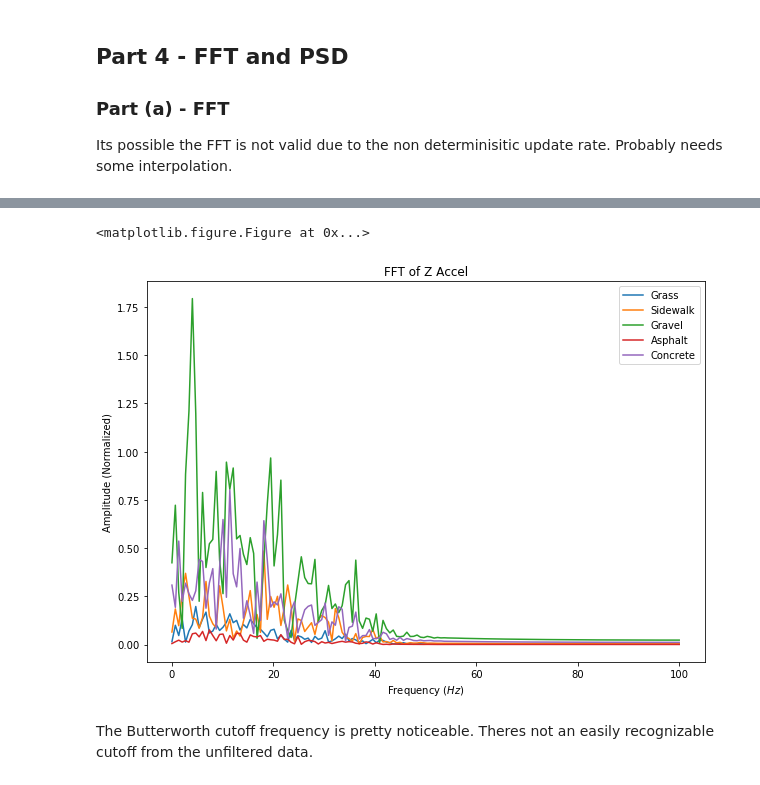
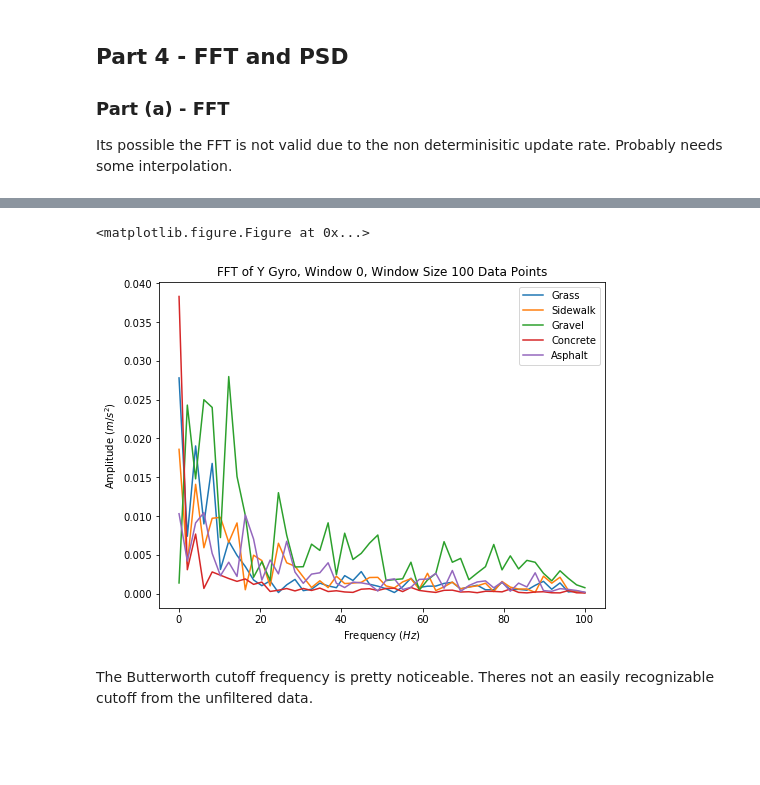
Before and after one commit to KeenanMcConkey/Wheelchair-Terrain-Classification, a Jupyter notebook: TerrainClassification.ipynb, the cells around one changed output, grey strips where cells are left out. Drawn from its saved outputs; the diff is of its cells as text; code cells hidden in the pictures; blank space fills up the shorter version.

```diff
--- a/TerrainClassification.ipynb
+++ b/TerrainClassification.ipynb
@@ -306,20 +268,22 @@ Shape of FFT'd individual window: (150, 8)
 # %%
-# Plot some Fourier transforms
+'''Plot FFT in given direction and window'''
+def plot_set_ffts(dirn, win=0, units='$(m/s^2)$'):
+    plt.clf()
+    plt.figure(figsize=(8, 6))
 
-plt.clf()
-plt.figure(figsize=(10, 7))
+    for i in range(N_DATASETS):
+        plt.plot(datasets_np_fft[i][win][:, N_DATA_COL+1], datasets_np_fft[i][win][:, dirn], label=dataset_labels[i])
 
-for i in range(N_DATASETS):
-    plt.plot(datasets_np_fft[i][0][:, N_DATA_COL+1], datasets_np_fft[i][0][:, 2], label=dataset_labels[i])
-
-plt.xlabel('Frequency ($Hz$)')
-plt.ylabel('Amplitude (Normalized)')
-plt.title('FFT of ' + dataset_columns[2])
-plt.legend()
-plt.show()
+    plt.xlabel('Frequency ($Hz$)')
+    plt.ylabel('Amplitude ' + units)
+    plt.title('FFT of ' + dataset_columns[dirn] + ', Window {}, Window Size {} Data Points'.format(win, WINDOW_SIZE))
+    plt.legend()
+    plt.show()
-# %% [output]
-<matplotlib.figure.Figure at 0x...>
-[figure, removed]
+# %%
+plot_set_ffts(4, 0)
+# %% [output]
+<matplotlib.figure.Figure at 0x...>
+[figure, added]
 # %% [markdown]
 The Butterworth cutoff frequency is pretty noticeable. Theres not an easily recognizable cutoff from the unfiltered data.
 # %% [markdown]
```
Also changed, not shown: parts of 25 cells of this notebook.
